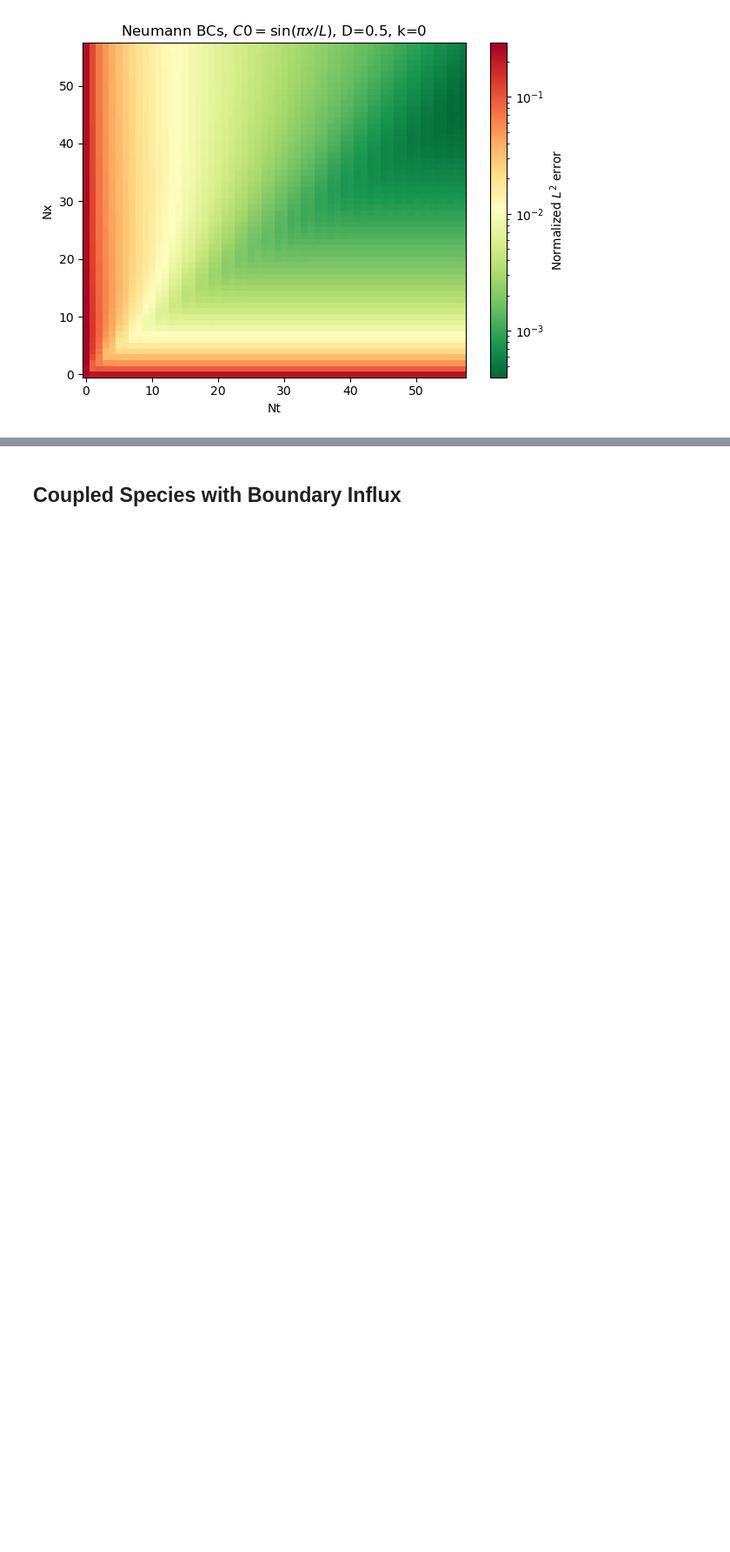
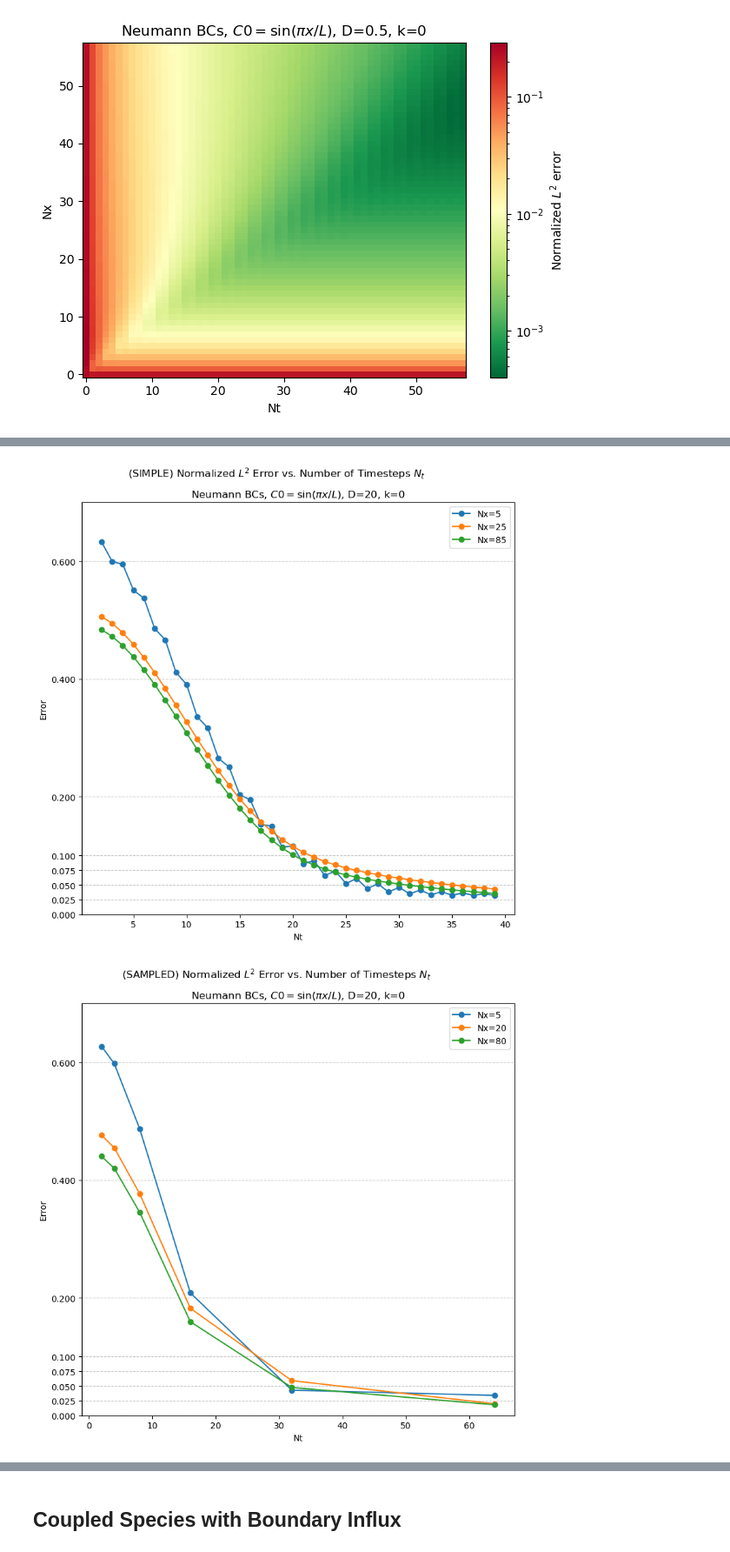
Before and after one commit to william-dove/Diffusion-Modeling, a Jupyter notebook: Diffusion.ipynb, the cells around one changed output, grey strips where cells are left out. Shown at 87% size. Drawn from its saved outputs; the diff is of its cells as text; code cells hidden in the pictures; blank space fills up the shorter version.

```diff
--- a/Diffusion.ipynb
+++ b/Diffusion.ipynb
@@ -1118,0 +1199,45 @@ plt.show()
+# %%
+plt.figure(1, figsize=(8,8))
+
+plt.xlabel('Nt')
+plt.ylabel('Error')
+plt.suptitle('(SIMPLE) Normalized $L^2$ Error vs. Number of Timesteps $N_t$')
+plt.title(f"{params['bounds']} BCs, $C0= \sin(\pi x / L)$, D={params['D']}, k={params['k']}")
+
+for Nx in [5, 25, 85]:
+    sub_costs = costs_1.loc[costs_1["Nx"]==Nx]
+    plt.plot(sub_costs["Nt"], sub_costs["Error"], 'o-', label=f'Nx={Nx}')
+
+yticks = np.concatenate([np.linspace(0, 0.1, 5), np.linspace(0.2, 1, 5)])
+plt.yticks(yticks)
+plt.grid(axis='y', linestyle='--', alpha=0.7)
+
+plt.ylim(0,0.7)
+
+plt.legend()
+plt.tight_layout()
+
+# ---------------
+
+plt.figure(2, figsize=(8,8))
+
+plt.xlabel('Nt')
+plt.ylabel('Error')
+plt.suptitle('(SAMPLED) Normalized $L^2$ Error vs. Number of Timesteps $N_t$')
+plt.title(f"{params['bounds']} BCs, $C0= \sin(\pi x / L)$, D={params['D']}, k={params['k']}")
+
+for Nx in [5, 20, 80]:
+    sub_costs = costs_2.loc[costs_2["Nx"]==Nx]
+    plt.plot(sub_costs["Nt"], sub_costs["Error"], 'o-', label=f'Nx={Nx}')
+
+yticks = np.concatenate([np.linspace(0, 0.1, 5), np.linspace(0.2, 1, 5)])
+plt.yticks(yticks)
+plt.grid(axis='y', linestyle='--', alpha=0.7)
+
+plt.ylim(0,0.7)
+
+plt.legend()
+plt.tight_layout()
+# %% [output]
+[figure, added]
+[figure, added]
```
Also changed, not shown: parts of 11 cells of this notebook.
